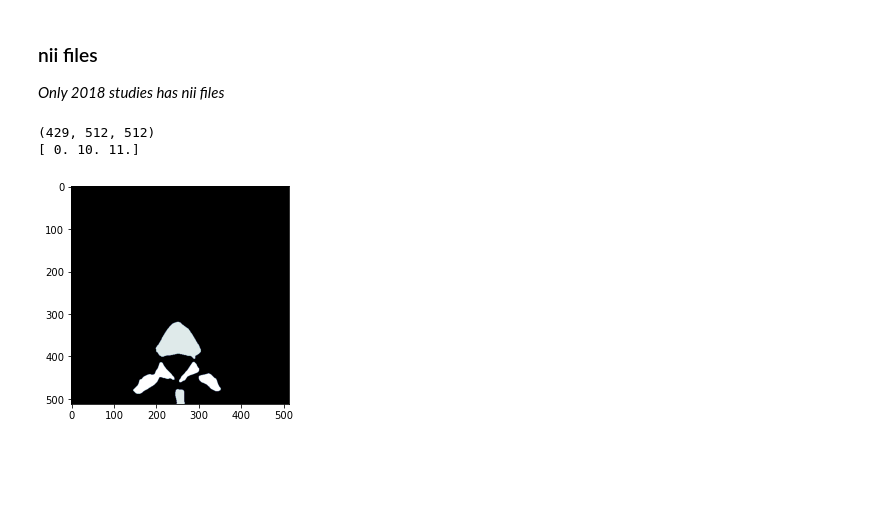
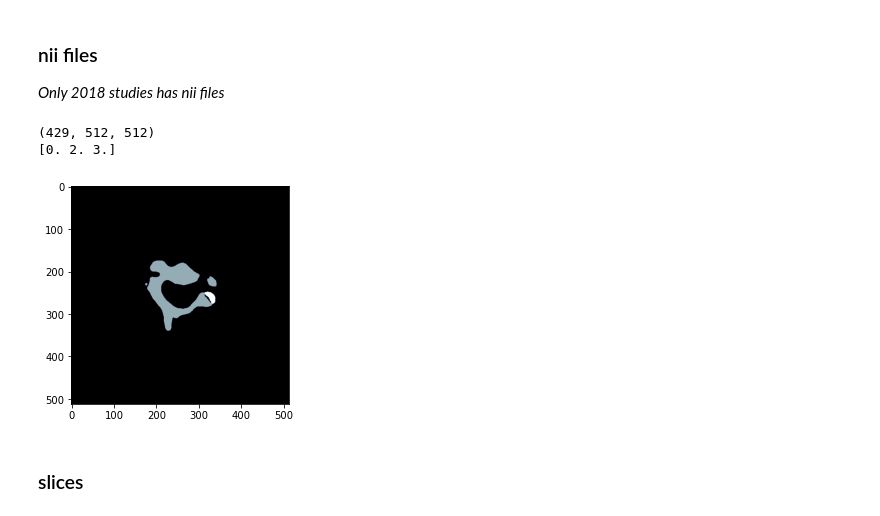
Before and after one commit to jukdang/AI_repo, a Jupyter notebook: RSNA 2022 Cervical Spine Fracture Detection/rsna-2022-cervical-spine-fracture-detection.ipynb, the cells around one changed output. Drawn from its saved outputs; the diff is of its cells as text; code cells hidden in the pictures; blank space fills up the shorter version.

```diff
--- a/RSNA 2022 Cervical Spine Fracture Detection/rsna-2022-cervical-spine-fracture-detection.ipynb
+++ b/RSNA 2022 Cervical Spine Fracture Detection/rsna-2022-cervical-spine-fracture-detection.ipynb
@@ -145,11 +136,11 @@ for index, row in train_bounding_boxes.iterrows():
 # %%
 test_nii = list(Path('./segmentations').glob('*'))[0]
 file = nib.load(test_nii)
 segmentations = file.get_fdata()[::-1,::-1,::].transpose(2,1,0)
 print(segmentations.shape)
-plt.imshow(segmentations[0,:,:], cmap='bone')
-print(np.unique(segmentations[0,:,:]))
+plt.imshow(segmentations[250,:,:], cmap='bone')
+print(np.unique(segmentations[250,:,:]))
 # %% [output]
 (429, 512, 512)
-[ 0. 10. 11.]
+[0. 2. 3.]
-[figure, old version]
+[figure, new version]
@@ -155,0 +154,2 @@ print(np.unique(segmentations[0,:,:]))
+# %% [markdown]
+### slices
```
Also changed, not shown: parts of 17 cells of this notebook.
